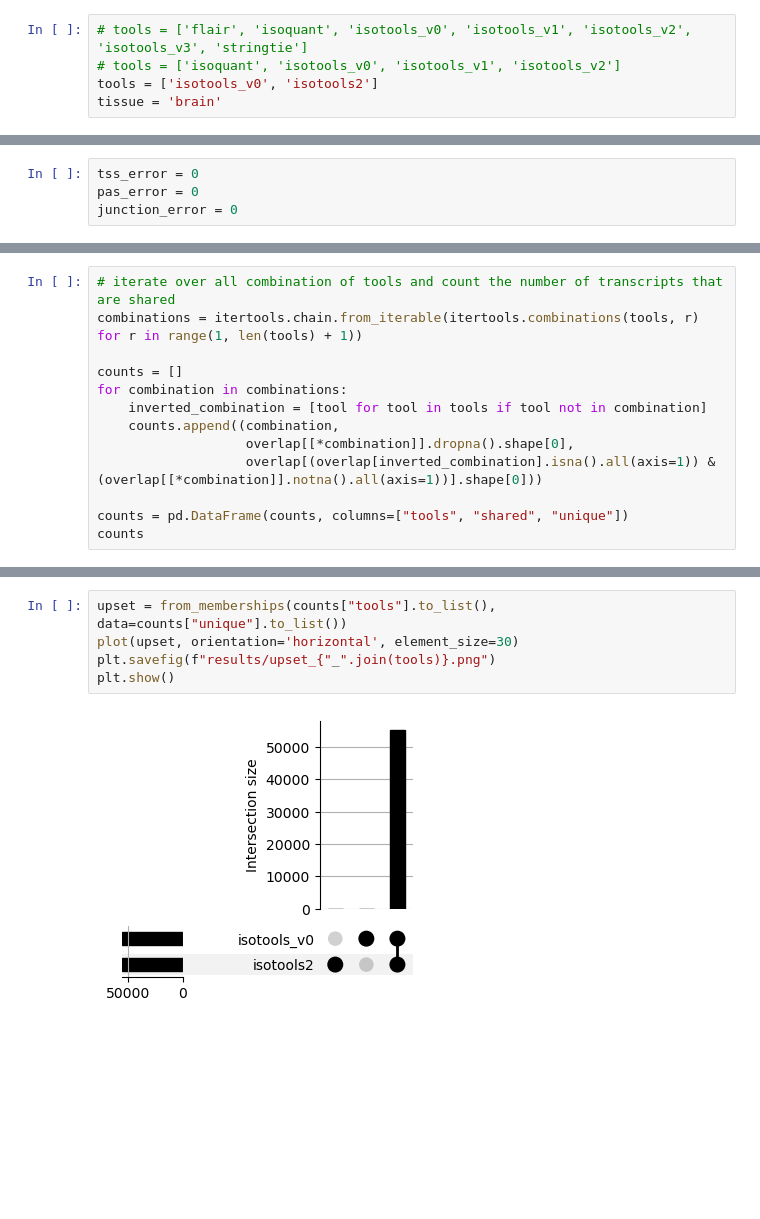
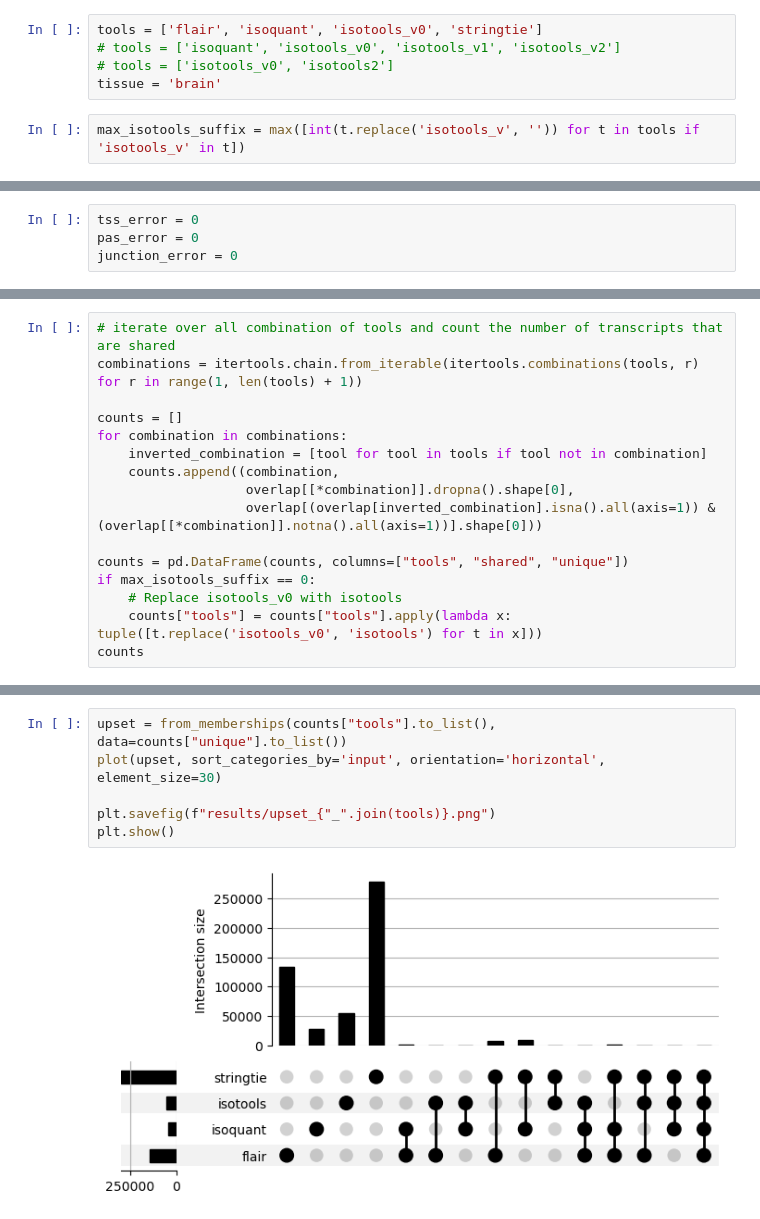
Before and after one commit to IceFreez3r/master-thesis, a Jupyter notebook: notebooks/tool_overlap.ipynb, the cells around one changed output, grey strips where cells are left out. Cells and saved outputs as stored; diff of their text form; blank space fills up the shorter version.

Commit message:
Ordered upset, restructured output dir

```diff
--- a/notebooks/tool_overlap.ipynb
+++ b/notebooks/tool_overlap.ipynb
@@ -13,10 +13,12 @@ from upsetplot import from_memberships, plot
 import warnings
 warnings.simplefilter(action='ignore', category=FutureWarning)
 # %%
-# tools = ['flair', 'isoquant', 'isotools_v0', 'isotools_v1', 'isotools_v2', 'isotools_v3', 'stringtie']
+tools = ['flair', 'isoquant', 'isotools_v0', 'stringtie']
 # tools = ['isoquant', 'isotools_v0', 'isotools_v1', 'isotools_v2']
-tools = ['isotools_v0', 'isotools2']
+# tools = ['isotools_v0', 'isotools2']
 tissue = 'brain'
+# %%
+max_isotools_suffix = max([int(t.replace('isotools_v', '')) for t in tools if 'isotools_v' in t])
 # %%
 gtf_path = "/project/hfa_work/ENCODE/code/snakemake-pipeline/results/{tool}/transcriptome/{tissue}_sorted.gtf.gz"
 # %%
@@ -179,6 +183,9 @@ for combination in combinations:
                    overlap[(overlap[inverted_combination].isna().all(axis=1)) & (overlap[[*combination]].notna().all(axis=1))].shape[0]))
 
 counts = pd.DataFrame(counts, columns=["tools", "shared", "unique"])
+if max_isotools_suffix == 0:
+    # Replace isotools_v0 with isotools
+    counts["tools"] = counts["tools"].apply(lambda x: tuple([t.replace('isotools_v0', 'isotools') for t in x]))
 counts
 # %% [output]
 |  | tools | shared | unique |
@@ -188,7 +207,8 @@ counts
 # %%
 upset = from_memberships(counts["tools"].to_list(), data=counts["unique"].to_list())
-plot(upset, orientation='horizontal', element_size=30)
+plot(upset, sort_categories_by='input', orientation='horizontal', element_size=30)
+
 plt.savefig(f"results/upset_{"_".join(tools)}.png")
 plt.show()
 # %% [output]
-[figure, old version]
+[figure, new version]
```
Also changed, not shown: parts of 6 cells of this notebook, 3 other files.
